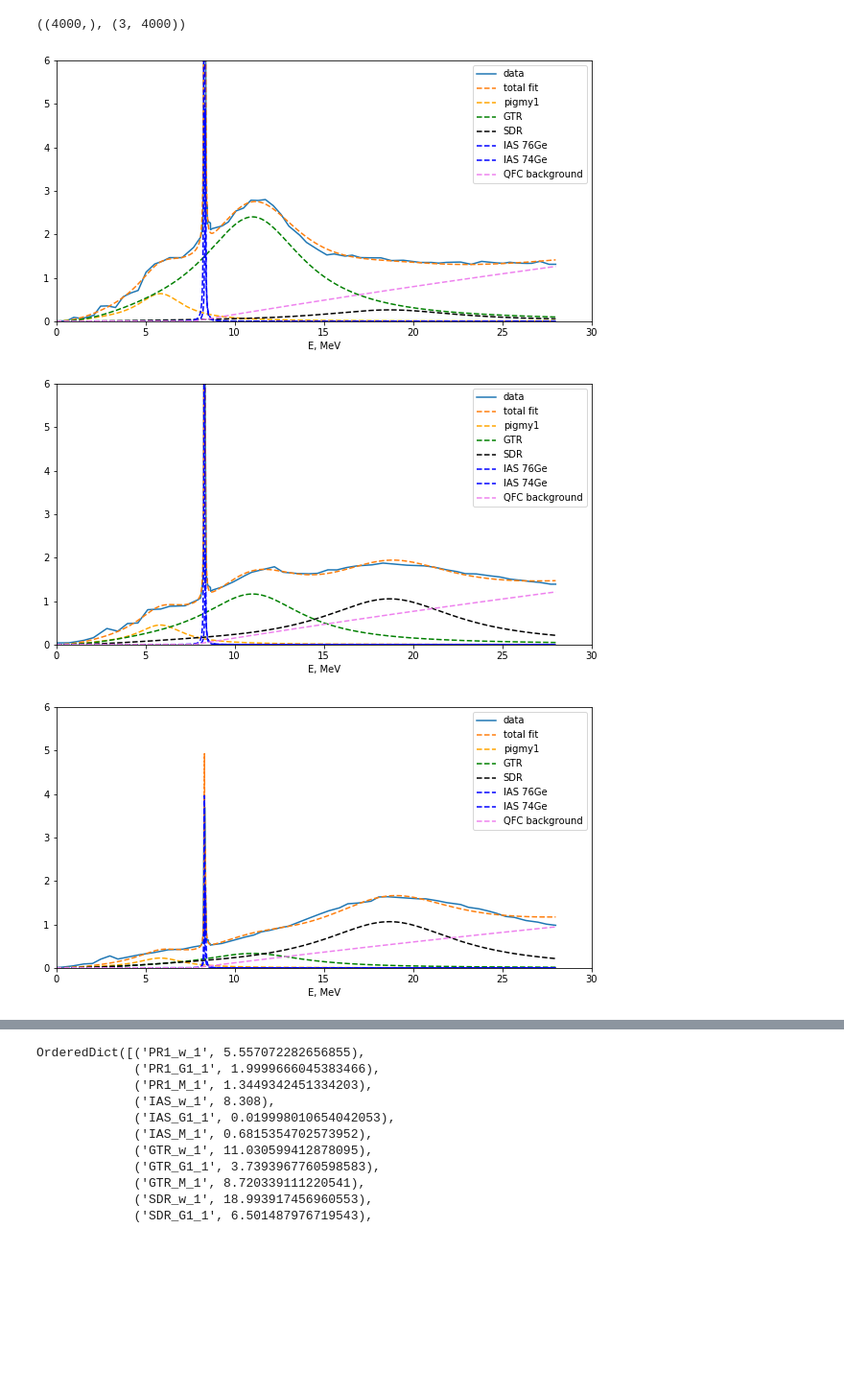
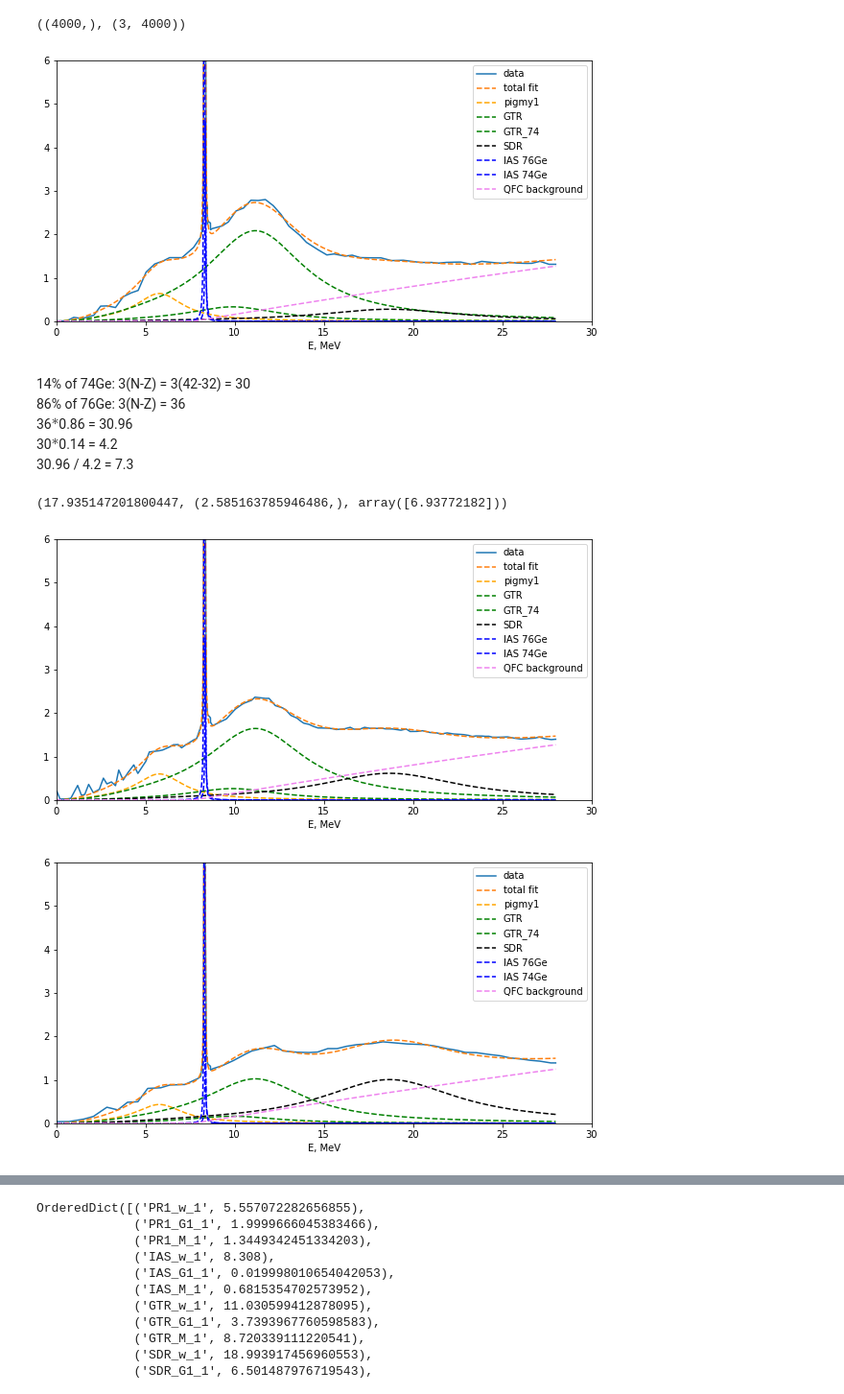
Before and after one commit to Almaz93/neutrino, a Jupyter notebook: double_beta_decay/Almaz's work/calculation/decomposition-Copy3.ipynb, the cells around one changed output, grey strips where cells are left out. Shown at 96% size. Drawn from its saved outputs; the diff is of its cells as text; code cells hidden in the pictures; blank space fills up the shorter version.

```diff
--- a/double_beta_decay/Almaz's work/calculation/decomposition-Copy3.ipynb
+++ b/double_beta_decay/Almaz's work/calculation/decomposition-Copy3.ipynb
@@ -178,7 +198,7 @@ https://stackoverflow.com/questions/20339234/python-and-lmfit-how-to-fit-multipl
 https://groups.google.com/forum/#!topic/lmfit-py/orAT3mJJdL4
 # %%
 
-data_to_fit_y = np.array([red_smothed, violet_smothed, blue_smothed])
+data_to_fit_y = np.array([red_smothed, yellow_smothed, violet_smothed])
 
 data_to_fit_x.shape, data_to_fit_y.shape
 # %% [output]
@@ -204,6 +224,10 @@ def total_dataset(params, i, x):
     GTR_G1 = params['GTR_G1_%i' % (i+1)].value
     GTR_M = params['GTR_M_%i' % (i+1)].value
 
+    GTR_74_w = params['GTR_74_w_%i' % (i+1)].value
+    GTR_74_G1 = params['GTR_74_G1_%i' % (i+1)].value
+    GTR_74_M = params['GTR_74_M_%i' % (i+1)].value
+
     SDR_w = params['SDR_w_%i' % (i+1)].value
     SDR_G1 = params['SDR_G1_%i' % (i+1)].value
     SDR_M = params['SDR_M_%i' % (i+1)].value
@@ -215,6 +239,7 @@ def total_dataset(params, i, x):
     + breit_vigner3(x, IAS1_M, IAS1_w, IAS1_G1)\
     + breit_vigner3(x, IAS2_M, IAS2_w, IAS2_G1)\
     + breit_vigner3(x, GTR_M, GTR_w, GTR_G1)\
+    + breit_vigner3(x, GTR_74_M, GTR_74_w, GTR_74_G1)\
     + breit_vigner3(x, SDR_M, SDR_w, SDR_G1)\
     + QFC_back4(x, QFC_Eqf, QFC_N0)
 
@@ -286,6 +311,10 @@ def total_dataset_for_plot(params, i, x):
     GTR_G1 = params['GTR_G1_%i' % (i+1)].value
     GTR_M = params['GTR_M_%i' % (i+1)].value
 
+    GTR_74_w = params['GTR_74_w_%i' % (i+1)].value
+    GTR_74_G1 = params['GTR_74_G1_%i' % (i+1)].value
+    GTR_74_M = params['GTR_74_M_%i' % (i+1)].value
+
     SDR_w = params['SDR_w_%i' % (i+1)].value
     SDR_G1 = params['SDR_G1_%i' % (i+1)].value
     SDR_M = params['SDR_M_%i' % (i+1)].value
@@ -297,10 +326,11 @@ def total_dataset_for_plot(params, i, x):
     IAS1 = breit_vigner3(x, IAS1_M, IAS1_w, IAS1_G1)
     IAS2 = breit_vigner3(x, IAS2_M, IAS2_w, IAS2_G1)
     GTR = breit_vigner3(x, GTR_M, GTR_w, GTR_G1)
+    GTR_74 = breit_vigner3(x, GTR_74_M, GTR_74_w, GTR_74_G1)
     SDR = breit_vigner3(x, SDR_M, SDR_w, SDR_G1)
     QFC = QFC_back4(x, QFC_Eqf, QFC_N0)
 
-    return PR1, IAS1, IAS2, GTR, SDR, QFC
+    return PR1, IAS1, IAS2, GTR, GTR_74, SDR, QFC
 
 
 def total_dataset_for_plot3PR(params, i, x):
@@ -389,6 +419,10 @@ for iy, y in enumerate(data_to_fit_y):
     fit_params.add( 'GTR_G1_%i' % (iy+1), value=2, min=2, max=4)
     fit_params.add( 'GTR_M_%i' % (iy+1), value=0.5, min=0.1, max= 15)
 
+    fit_params.add( 'GTR_74_w_%i' % (iy+1), value=9.5, min=9, max=10)
+    fit_params.add( 'GTR_74_G1_%i' % (iy+1), value=2, min=1, max=4)
+    fit_params.add( 'GTR_74_M_%i' % (iy+1), value=1, min=0.01, max= 3)
+
     fit_params.add( 'SDR_w_%i' % (iy+1), value=18.5, min=18, max=19)
     fit_params.add( 'SDR_G1_%i' % (iy+1), value=0.01, min=0.1, max=10)
     fit_params.add( 'SDR_M_%i' % (iy+1), value=0.5, min=0.1, max= 5)
@@ -398,6 +432,12 @@ for iy, y in enumerate(data_to_fit_y):
 
 # but now constrain all values of sigma to have the same value
 # by assigning sig_2, sig_3, .. sig_5 to be equal to sig_1
+fit_params['GTR_74_M_1'].expr='GTR_M_1 / 7'
+fit_params['GTR_74_G1_1'].expr='GTR_G1_1 * 0.9'
+#fit_params['GTR_74_M_3'].expr='GTR_M_3 / 7'
+
+
+
 for iy in (2, 3):
     fit_params['PR1_w_%i' % iy].expr='PR1_w_1'
     fit_params['PR1_G1_%i' % iy].expr='PR1_G1_1'
@@ -408,6 +448,10 @@ for iy in (2, 3):
     fit_params['GTR_w_%i' % iy].expr='GTR_w_1'
     fit_params['GTR_G1_%i' % iy].expr='GTR_G1_1'
 
+    fit_params['GTR_74_M_%i' % iy].expr='GTR_M_%i / 7' % iy
+    fit_params['GTR_74_w_%i' % iy].expr='GTR_74_w_1'
+    fit_params['GTR_74_G1_%i' % iy].expr='GTR_74_G1_1'
+
     fit_params['SDR_w_%i' % iy].expr='SDR_w_1'
     fit_params['SDR_G1_%i' % iy].expr='SDR_G1_1'
 
@@ -426,10 +470,11 @@ y_fit = total_dataset(result.params, i, data_to_fit_x)
 plt.plot(data_to_fit_x, data_to_fit_y[i, :], '-', label='data')
 plt.plot(data_to_fit_x, y_fit, '--', label='total fit')
 
-PR1, IAS1, IAS2, GTR, SDR, QFC = total_dataset_for_plot(result.params, i, data_to_fit_x)
+PR1, IAS1, IAS2, GTR, GTR_74, SDR, QFC = total_dataset_for_plot(result.params, i, data_to_fit_x)
 
 plt.plot(data_to_fit_x, PR1, 'orange', label='pigmy1', ls='--')
 plt.plot(data_to_fit_x, GTR, 'g--', label='GTR')
+plt.plot(data_to_fit_x, GTR_74, 'g--', label='GTR_74')
 plt.plot(data_to_fit_x, SDR, 'black', label='SDR', ls='--')
 plt.plot(data_to_fit_x, IAS1, 'b--', label='IAS 76Ge')
 plt.plot(data_to_fit_x, IAS2, 'b--', label='IAS 74Ge')
@@ -442,31 +487,44 @@ plt.xlim(0,30)
 plt.legend()
 plt.show()
 # %% [output]
-[figure, old version]
+[figure, new version]
+# %% [markdown]
+14% of 74Ge: 3(N-Z) = 3(42-32) = 30
+86% of 76Ge: 3(N-Z) = 36
+36$*$0.86 = 30.96
+30$*$0.14 = 4.2
+30.96 / 4.2 = 7.3
+# %%
+a = np.trapz(GTR, data_to_fit_x)
+b = np.trapz(GTR_74, data_to_fit_x),
+a, b, a/b
+# %% [output]
+(17.935147201800447, (2.585163785946486,), array([6.93772182]))
 # %%
 i = 1
 plt.figure(figsize=(10,5))
 y_fit = total_dataset(result.params, i, data_to_fit_x)
 plt.plot(data_to_fit_x, data_to_fit_y[i, :], '-', label='data')
 plt.plot(data_to_fit_x, y_fit, '--', label='total fit')
 
-PR1, IAS1, IAS2, GTR, SDR, QFC = total_dataset_for_plot(result.params, i, data_to_fit_x)
+PR1, IAS1, IAS2, GTR, GTR_74, SDR, QFC = total_dataset_for_plot(result.params, i, data_to_fit_x)
 
 plt.plot(data_to_fit_x, PR1, 'orange', label='pigmy1', ls='--')
 plt.plot(data_to_fit_x, GTR, 'g--', label='GTR')
+plt.plot(data_to_fit_x, GTR_74, 'g--', label='GTR_74')
 plt.plot(data_to_fit_x, SDR, 'black', label='SDR', ls='--')
 plt.plot(data_to_fit_x, IAS1, 'b--', label='IAS 76Ge')
 plt.plot(data_to_fit_x, IAS2, 'b--', label='IAS 74Ge')
 plt.plot(data_to_fit_x, QFC, 'violet', label='QFC background', ls='--')
 
 plt.xlabel('E, MeV')
 #plt.ylabel('S(E), 1/MeV')
 plt.ylim(0,6)
 plt.xlim(0,30)
 plt.legend()
 plt.show()
 # %% [output]
-[figure, old version]
+[figure, new version]
 # %%
 i = 2
 plt.figure(figsize=(10,5))
@@ -474,10 +532,11 @@ y_fit = total_dataset(result.params, i, data_to_fit_x)
 plt.plot(data_to_fit_x, data_to_fit_y[i, :], '-', label='data')
 plt.plot(data_to_fit_x, y_fit, '--', label='total fit')
 
-PR1, IAS1, IAS2, GTR, SDR, QFC = total_dataset_for_plot(result.params, i, data_to_fit_x)
+PR1, IAS1, IAS2, GTR, GTR_74, SDR, QFC = total_dataset_for_plot(result.params, i, data_to_fit_x)
 
 plt.plot(data_to_fit_x, PR1, 'orange', label='pigmy1', ls='--')
 plt.plot(data_to_fit_x, GTR, 'g--', label='GTR')
+plt.plot(data_to_fit_x, GTR_74, 'g--', label='GTR_74')
 plt.plot(data_to_fit_x, SDR, 'black', label='SDR', ls='--')
 plt.plot(data_to_fit_x, IAS1, 'b--', label='IAS 76Ge')
 plt.plot(data_to_fit_x, IAS2, 'b--', label='IAS 74Ge')
@@ -490,7 +549,7 @@ plt.xlim(0,30)
 plt.legend()
 plt.show()
 # %% [output]
-[figure, old version]
+[figure, new version]
 # %%
 i = 1
 plt.figure(figsize=(10,5))
```
Also changed, not shown: parts of 9 cells of this notebook, 3 other files.
